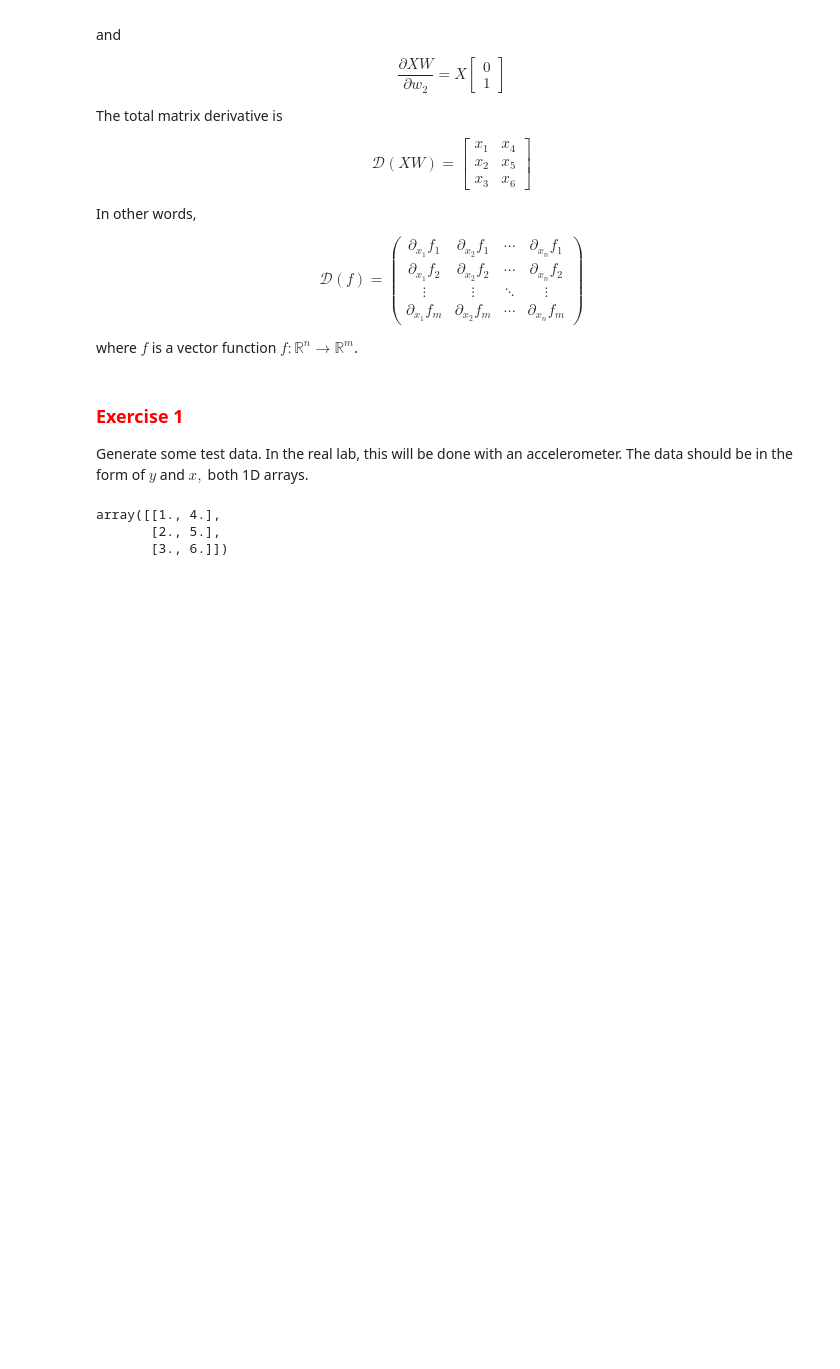
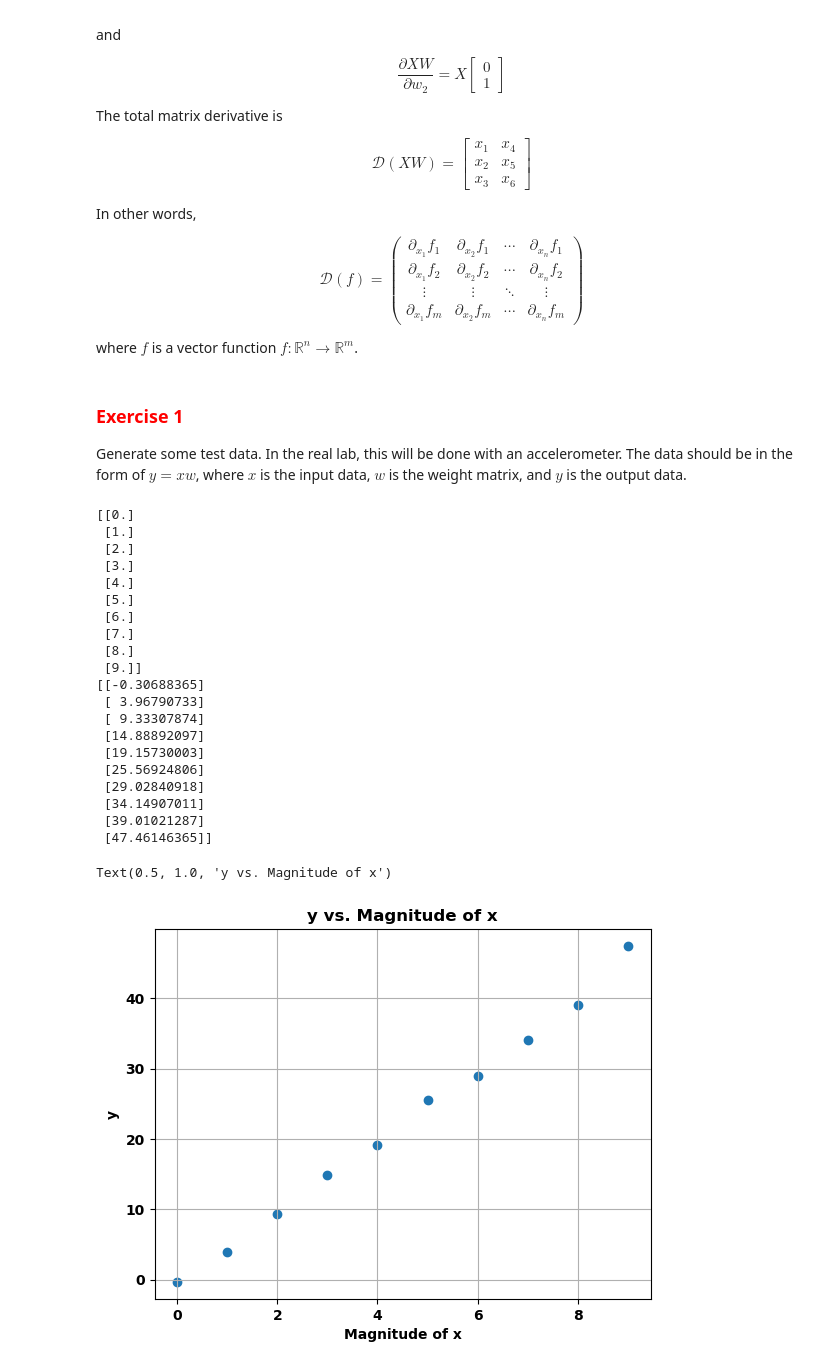
Before and after one commit to christianlange196/ImageProcessing, a Jupyter notebook: labs/accelerometer/test.ipynb, the cells around one changed output. Cells and saved outputs as stored; diff of their text form; code cells hidden in the pictures; blank space fills up the shorter version.

```diff
--- a/labs/accelerometer/test.ipynb
+++ b/labs/accelerometer/test.ipynb
@@ -177,18 +178,46 @@ where $f$ is a vector function $f: \mathbb{R}^n \rightarrow \mathbb{R}^m$.
 # %% [markdown]
 ### <span style="color:red"> Exercise 1</span>
 
-Generate some test data. In the real lab, this will be done with an accelerometer. The data should be in the form of $y$ and $x,$ both 1D arrays.
+Generate some test data. In the real lab, this will be done with an accelerometer. The data should be in the form of $y=xw$, where $x$ is the input data, $w$ is the weight matrix, and $y$ is the output data.
-# %%
-import numpy as np
-
-# Create some matrix x
-x = np.array([[1, 2, 3], [4, 5, 6]]).T
-w = np.array([1, 1]).T
-
-ones = np.zeros((2,2))
-np.fill_diagonal(ones, 1)
-np.matmul(x, ones)
-# %% [output]
-array([[1., 4.],
-       [2., 5.],
-       [3., 6.]])
+# %%
+import numpy as np
+import matplotlib.pyplot as plt
+
+x = np.array([[float(i)] for i in np.arange(10)])
+true_weights = np.array([[5]])
+y = np.matmul(x,true_weights)
+epsilon = np.random.normal(0,1,y.shape)
+y += epsilon
+x_mag = np.sqrt(np.sum(x**2,axis=1))
+print(x)
+print(y)
+
+plt.figure()
+plt.scatter(x_mag,y)
+plt.xlabel('Magnitude of x')
+plt.ylabel('y')
+plt.grid(True)
+plt.title('y vs. Magnitude of x')
+# %% [output]
+[[0.]
+ [1.]
+ [2.]
+ [3.]
+ [4.]
+ [5.]
+ [6.]
+ [7.]
+ [8.]
+ [9.]]
+[[-0.30688365]
+ [ 3.96790733]
+ [ 9.33307874]
+ [14.88892097]
+ [19.15730003]
+ [25.56924806]
+ [29.02840918]
+ [34.14907011]
+ [39.01021287]
+ [47.46146365]]
+Text(0.5, 1.0, 'y vs. Magnitude of x')
+[figure, added]
```
Also changed, not shown: parts of 7 cells of this notebook, 1 other file.
